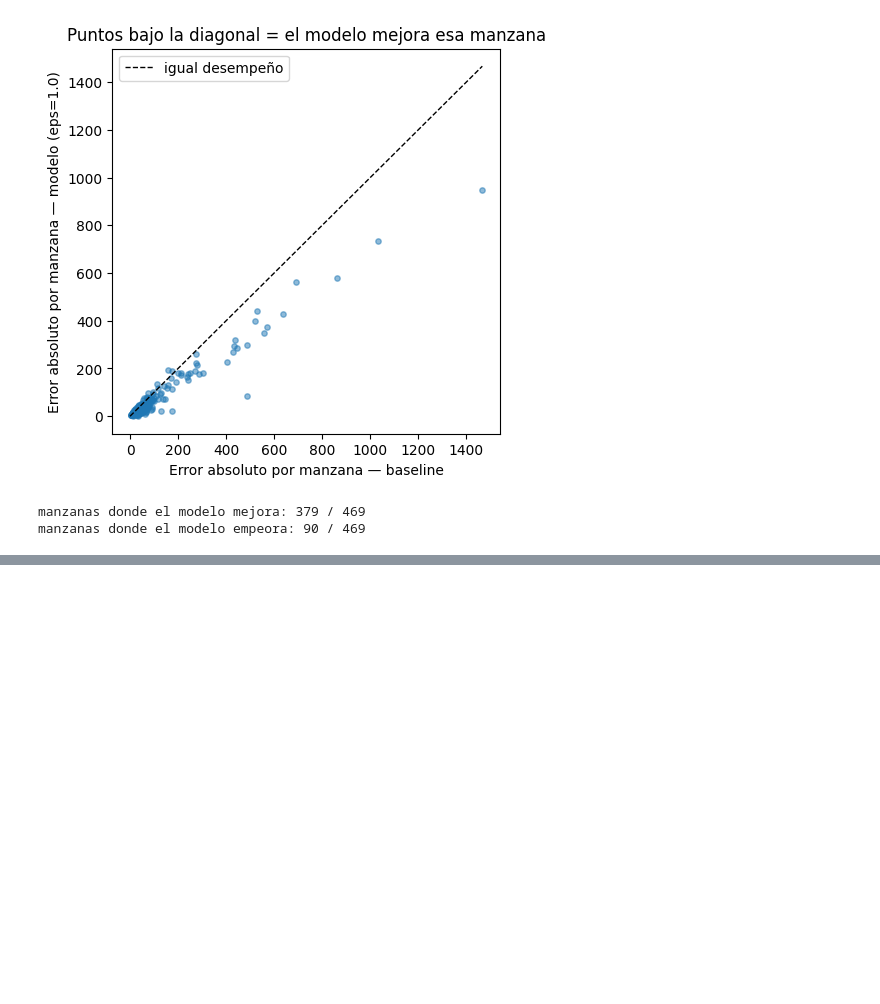
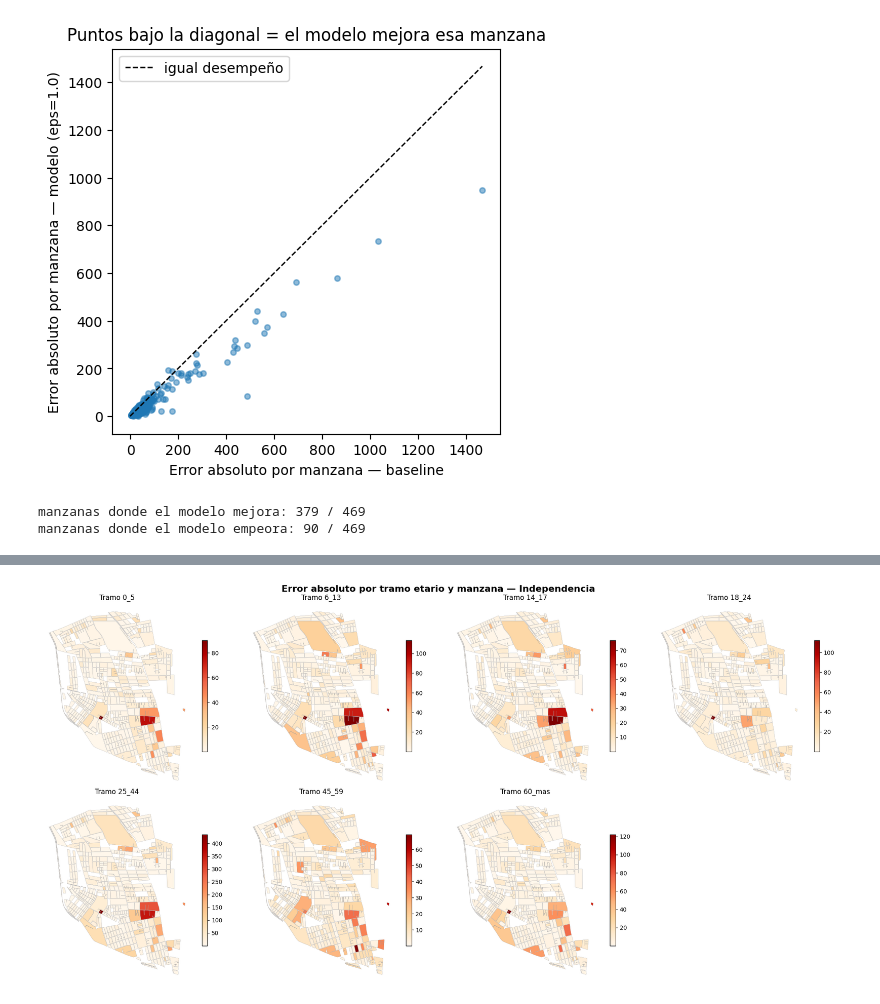
Before and after one commit to vgalfaro/synthetic-data, a Jupyter notebook: microdatos.ipynb, the cells around one changed output, grey strips where cells are left out. Cells and saved outputs as stored; diff of their text form; code cells hidden in the pictures; blank space fills up the shorter version.

Commit message:
rounding + asignacion

```diff
--- a/microdatos.ipynb
+++ b/microdatos.ipynb
@@ -544,0 +548,14 @@ print(err_manzana_model, err_manzana_model)
+# %%
+# Tabla comparativa: población real vs predicha por manzana y tramo etario
+df_comparacion = pand.DataFrame({
+    "MANZENT": manzanas_ids,
+    "poblacion_total": nu,
+    "error_absoluto_total": err_manzana_model,
+})
+
+for i, (nombre, _, _) in enumerate(edad_brackets):
+    df_comparacion[f"real_{nombre}"] = Y_real[i]
+    df_comparacion[f"pred_{nombre}"] = counts_best[i].round(1)
+
+df_comparacion = df_comparacion.sort_values("error_absoluto_total", ascending=False)
+df_comparacion.head(20)
@@ -544,0 +580,31 @@ print(err_manzana_model, err_manzana_model)
+# %%
+abs_error_bracket = np.abs(counts_best - Y_real)  # (7, n_manzanas), mismo orden que manzanas_ids
+
+df_error_brackets = pand.DataFrame({"MANZENT": manzanas_ids})
+for i, (nombre, _, _) in enumerate(edad_brackets):
+    df_error_brackets[f"error_{nombre}"] = abs_error_bracket[i]
+
+mapa_filtrado = mapa_filtrado.merge(df_error_brackets, on="MANZENT", how="left")
+
+fig, axes = plt.subplots(2, 4, figsize=(20, 10))
+axes = axes.flatten()
+
+for i, (nombre, _, _) in enumerate(edad_brackets):
+    mapa_filtrado.plot(
+        column=f"error_{nombre}",
+        cmap='OrRd',
+        linewidth=0.2,
+        ax=axes[i],
+        edgecolor='0.5',
+        legend=True,
+        legend_kwds={'shrink': 0.6},
+    )
+    axes[i].axis('off')
+    axes[i].set_title(f"Tramo {nombre}", fontsize=12)
+
+axes[-1].axis('off')  # sobra un subplot (7 tramos en grilla 2x4)
+plt.suptitle('Error absoluto por tramo etario y manzana — Independencia', fontsize=16, fontweight='bold')
+plt.tight_layout()
+plt.show()
+# %% [output]
+[figure, added]
```
Also changed, not shown: parts of 15 cells of this notebook.
